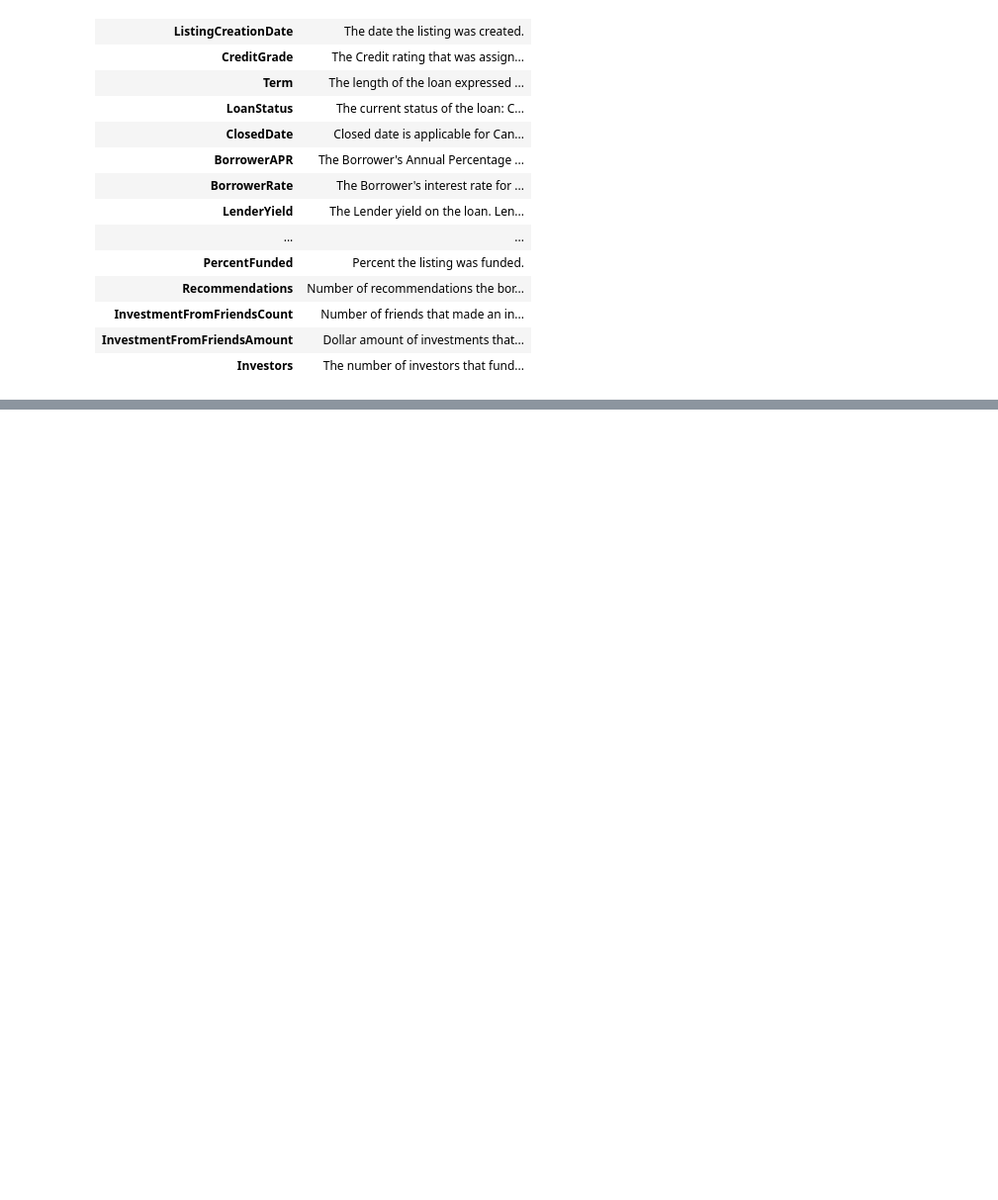
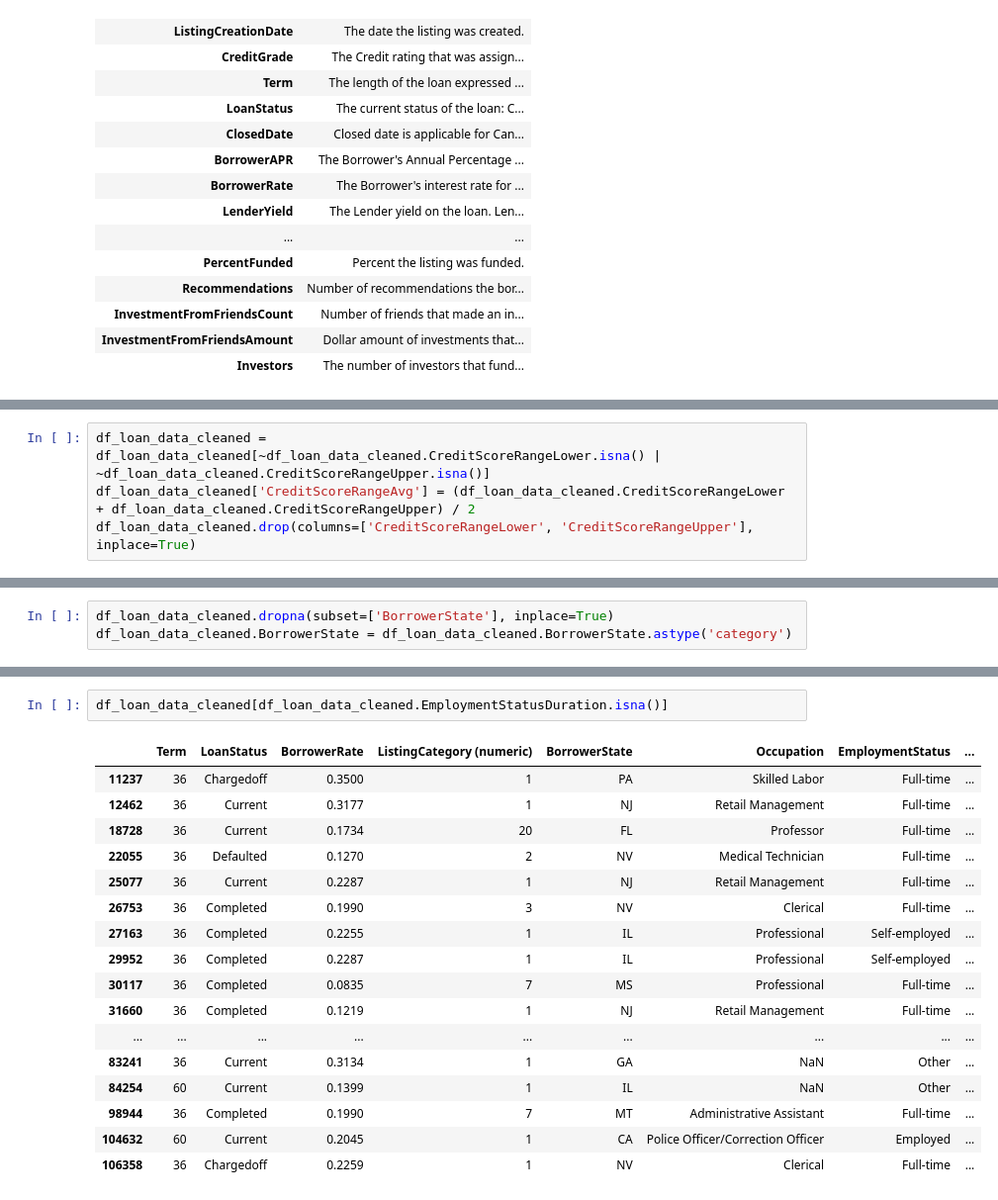
Before and after one commit to Simonmaignan/udacity-data-analysis, a Jupyter notebook: project-communicate-data-findings/data_wrangling.ipynb, the cells around one changed output, grey strips where cells are left out. Shown at 99% size. Drawn from its saved outputs; the diff is of its cells as text; blank space fills up the shorter version.

```diff
--- a/project-communicate-data-findings/data_wrangling.ipynb
+++ b/project-communicate-data-findings/data_wrangling.ipynb
@@ -133,0 +180,4 @@ df_loan_data_cleaned.describe()
+# %%
+df_loan_data_cleaned = df_loan_data_cleaned[~df_loan_data_cleaned.CreditScoreRangeLower.isna() | ~df_loan_data_cleaned.CreditScoreRangeUpper.isna()]
+df_loan_data_cleaned['CreditScoreRangeAvg'] = (df_loan_data_cleaned.CreditScoreRangeLower + df_loan_data_cleaned.CreditScoreRangeUpper) / 2
+df_loan_data_cleaned.drop(columns=['CreditScoreRangeLower', 'CreditScoreRangeUpper'], inplace=True)
@@ -133,0 +226,3 @@ df_loan_data_cleaned.describe()
+# %%
+df_loan_data_cleaned.dropna(subset=['BorrowerState'], inplace=True)
+df_loan_data_cleaned.BorrowerState = df_loan_data_cleaned.BorrowerState.astype('category')
@@ -133,0 +349,20 @@ df_loan_data_cleaned.describe()
+# %%
+df_loan_data_cleaned[df_loan_data_cleaned.EmploymentStatusDuration.isna()]
+# %% [output]
+|  | Term | LoanStatus | BorrowerRate | ListingCategory (numeric) | BorrowerState | Occupation | EmploymentStatus | ... |
+| 11237 | 36 | Chargedoff | 0.3500 | 1 | PA | Skilled Labor | Full-time | ... |
+| 12462 | 36 | Current | 0.3177 | 1 | NJ | Retail Management | Full-time | ... |
+| 18728 | 36 | Current | 0.1734 | 20 | FL | Professor | Full-time | ... |
+| 22055 | 36 | Defaulted | 0.1270 | 2 | NV | Medical Technician | Full-time | ... |
+| 25077 | 36 | Current | 0.2287 | 1 | NJ | Retail Management | Full-time | ... |
+| 26753 | 36 | Completed | 0.1990 | 3 | NV | Clerical | Full-time | ... |
+| 27163 | 36 | Completed | 0.2255 | 1 | IL | Professional | Self-employed | ... |
+| 29952 | 36 | Completed | 0.2287 | 1 | IL | Professional | Self-employed | ... |
+| 30117 | 36 | Completed | 0.0835 | 7 | MS | Professional | Full-time | ... |
+| 31660 | 36 | Completed | 0.1219 | 1 | NJ | Retail Management | Full-time | ... |
+| ... | ... | ... | ... | ... | ... | ... | ... | ... |
+| 83241 | 36 | Current | 0.3134 | 1 | GA | NaN | Other | ... |
+| 84254 | 60 | Current | 0.1399 | 1 | IL | NaN | Other | ... |
+| 98944 | 36 | Completed | 0.1990 | 7 | MT | Administrative Assistant | Full-time | ... |
+| 104632 | 60 | Current | 0.2045 | 1 | CA | Police Officer/Correction Officer | Employed | ... |
+| 106358 | 36 | Chargedoff | 0.2259 | 1 | NV | Clerical | Full-time | ... |
```
Also changed, not shown: parts of 41 cells of this notebook.
